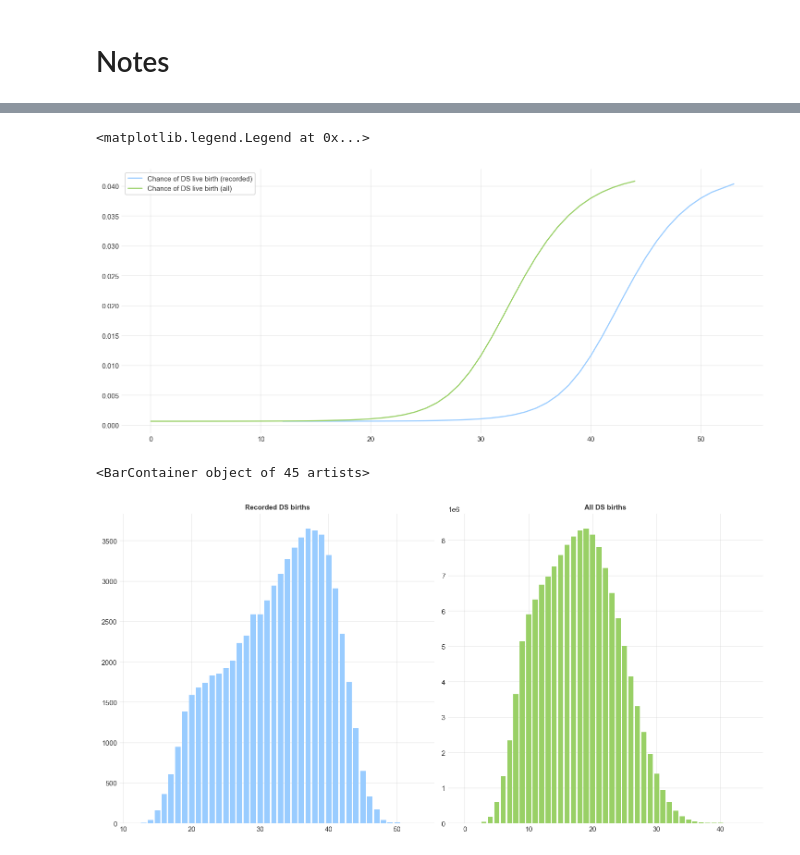
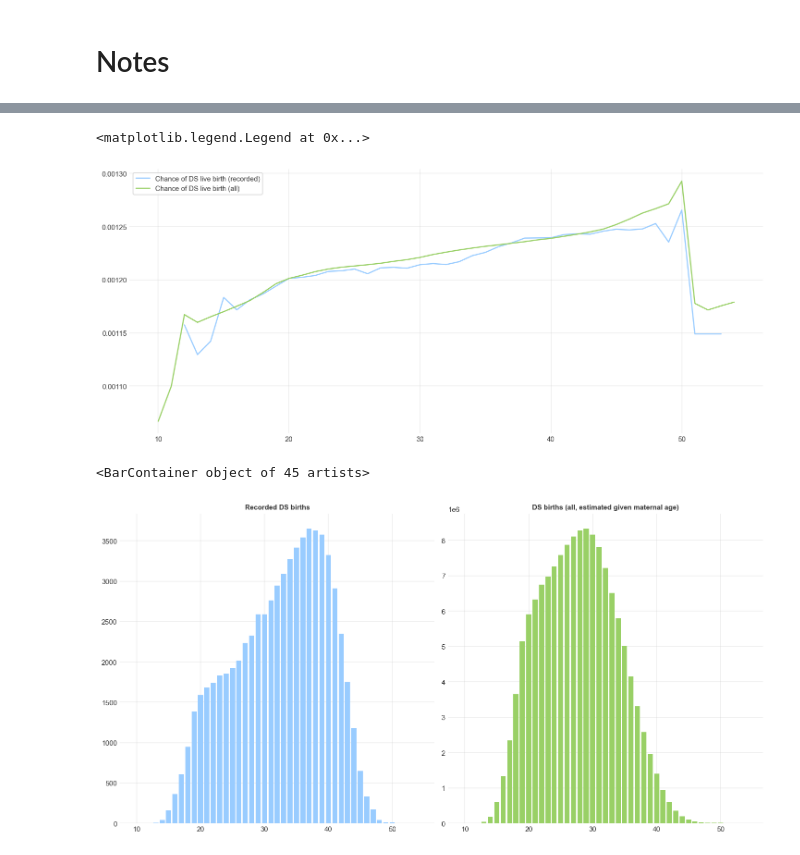
Before and after one commit to frankbuckley/ds-births-populations, a Jupyter notebook: projects/us-birth-certificates/notes.ipynb, the cells around one changed output, grey strips where cells are left out. Drawn from its saved outputs; the diff is of its cells as text; code cells hidden in the pictures.

```diff
--- a/projects/us-birth-certificates/notes.ipynb
+++ b/projects/us-birth-certificates/notes.ipynb
@@ -67,4 +56,4 @@ plt.legend()
 # %%
-age_ds_df = df[[vars.MAGE_C, vars.P_DS_LB_NT]].groupby(vars.MAGE_C).describe()
+age_ds_df = df[[vars.MAGE_C, vars.P_DS_LB_NT, vars.P_DS_LB_WT]].groupby(vars.MAGE_C).describe()
 age_ds_df
 # %% [output]
@@ -89,6 +79,6 @@ age_ds_df
 # %%
 recorded_df = df[df[vars.DOWN_IND] == 1]
 # %%
-age_ds_recorded_df = recorded_df[[vars.MAGE_C, vars.P_DS_LB_NT]].groupby(vars.MAGE_C).describe()
+age_ds_recorded_df = recorded_df[[vars.MAGE_C, vars.P_DS_LB_NT, vars.P_DS_LB_WT]].groupby(vars.MAGE_C).describe()
 age_ds_recorded_df
 # %% [output]
@@ -114,11 +104,11 @@ age_ds_recorded_df
 # %%
 plt.figure(figsize=(12, 5))
-plt.plot(age_ds_recorded_df.index, age_ds_recorded_df[(vars.P_DS_LB_NT, 'mean')], color="#99ccff", label="Chance of DS live birth (recorded)")
-plt.plot(age_ds_df.index, age_ds_df[(vars.P_DS_LB_NT, 'mean')], color="#99d066", label="Chance of DS live birth (all)")
+plt.plot(age_ds_recorded_df.index, age_ds_recorded_df[(vars.P_DS_LB_WT, 'mean')], color="#99ccff", label="Chance of DS live birth (recorded)")
+plt.plot(age_ds_df.index, age_ds_df[(vars.P_DS_LB_WT, 'mean')], color="#99d066", label="Chance of DS live birth (all)")
 plt.legend()
 # %% [output]
 <matplotlib.legend.Legend at 0x...>
-[figure, old version]
+[figure, new version]
 # %%
 fig, axs = plt.subplots(1, 2, sharex=True, figsize=(12, 6))
 
@@ -127,12 +117,9 @@ axs[0].bar(age_ds_recorded_df.index, age_ds_recorded_df[(vars.P_DS_LB_NT, 'count
 
 axs[1].set_title("DS births (all, estimated given maternal age)")
 axs[1].bar(age_ds_df.index, age_ds_df[(vars.P_DS_LB_NT, 'count')], color="#99d066")
-
-plt.tight_layout()
-plt.show()
 # %% [output]
 <BarContainer object of 45 artists>
-[figure, old version]
+[figure, new version]
 # %%
 from graphviz import Digraph
 
```
Also changed, not shown: parts of 8 cells of this notebook.
